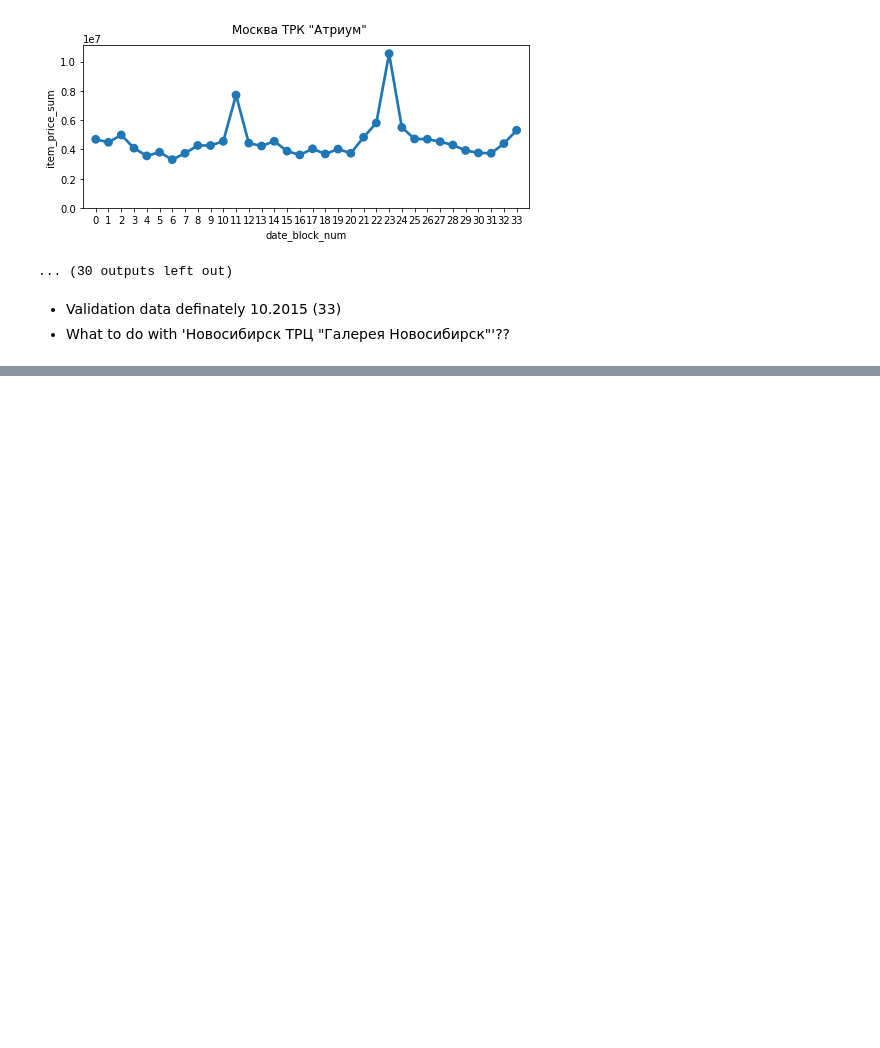
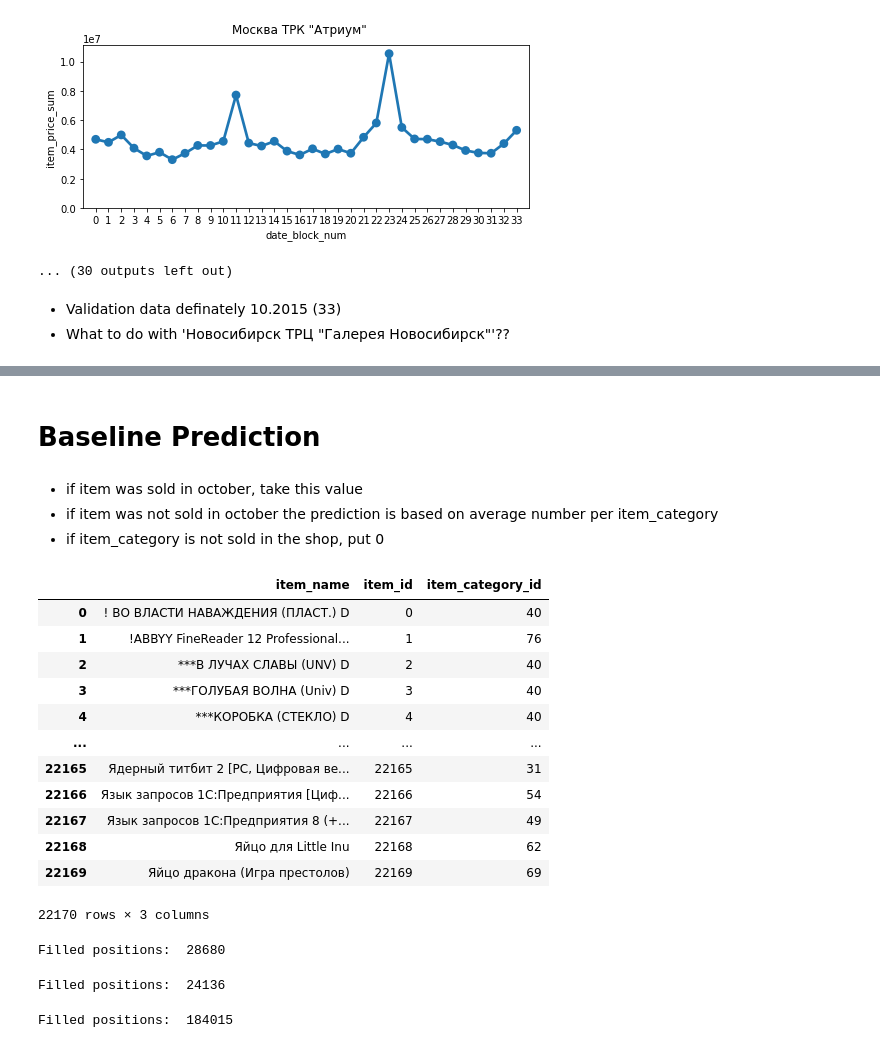
Before and after one commit to tcoppotelli/PredictFutureSales, a Jupyter notebook: Vitaliy_EDA_v2.ipynb, the cells around one changed output, grey strips where cells are left out. Cells and saved outputs as stored; diff of their text form; code cells hidden in the pictures; blank space fills up the shorter version.

Commit message:
Added baseline prediction without ML

```diff
--- a/Vitaliy_EDA_v2.ipynb
+++ b/Vitaliy_EDA_v2.ipynb
@@ -473,0 +514,22 @@ for shop_id in test_set_df['shop_id'].unique():
+# %% [markdown]
+# Baseline Prediction
+# %% [markdown]
+- if item was sold in october, take this value
+- if item was not sold in october the prediction is based on average number per item_category
+- if item_category is not sold in the shop, put 0
+# %%
+items_df
+# %% [output]
+|  | item_name | item_id | item_category_id |
+| 0 | ! ВО ВЛАСТИ НАВАЖДЕНИЯ (ПЛАСТ.) D | 0 | 40 |
+| 1 | !ABBYY FineReader 12 Professional... | 1 | 76 |
+| 2 | ***В ЛУЧАХ СЛАВЫ (UNV) D | 2 | 40 |
+| 3 | ***ГОЛУБАЯ ВОЛНА (Univ) D | 3 | 40 |
+| 4 | ***КОРОБКА (СТЕКЛО) D | 4 | 40 |
+| ... | ... | ... | ... |
+| 22165 | Ядерный титбит 2 [PC, Цифровая ве... | 22165 | 31 |
+| 22166 | Язык запросов 1С:Предприятия [Циф... | 22166 | 54 |
+| 22167 | Язык запросов 1С:Предприятия 8 (+... | 22167 | 49 |
+| 22168 | Яйцо для Little Inu | 22168 | 62 |
+| 22169 | Яйцо дракона (Игра престолов) | 22169 | 69 |
+22170 rows × 3 columns
@@ -473,0 +544,35 @@ for shop_id in test_set_df['shop_id'].unique():
+# %%
+# if item was sold in october, take this value
+
+test_set_df_baseline = test_set_df_baseline.merge(merged_df_october.loc[:,['item_cnt_day_sum','shop_id','item_id']],
+                           on = ['shop_id','item_id'], how = 'left')
+print('Filled positions: ', test_set_df_baseline['item_cnt_day_sum'].count())
+# %% [output]
+Filled positions:  28680
+# %%
+# if the category is not sold in the shop take 0
+
+for key, value in not_available_categories_per_shop.items():
+    temp_df = test_set_df_baseline.loc[test_set_df_baseline['shop_id'] == key]
+    test_set_df_baseline.loc[(test_set_df_baseline['shop_id'] == key) &
+                            (test_set_df_baseline['item_category_id'].isin(value)), 'not_sold_items'] = 0
+
+# Validation
+# test_set_df_baseline.loc[(test_set_df_baseline['not_sold_items']!=0) &
+#                        (test_set_df_baseline['shop_id']==5),'item_category_id'].unique()
+
+print('Filled positions: ', test_set_df_baseline['not_sold_items'].count())
+# %% [output]
+Filled positions:  24136
+# %%
+# calculate mean over 3 months for a shop/item_category combination
+
+stat_over_last_3_months = pd.DataFrame(merged_df_last_3_months.groupby([
+    'shop_id','item_category_id'])['item_cnt_day_sum'].mean()).reset_index()
+
+stat_over_last_3_months['item_cnt_day_sum'] = np.clip(stat_over_last_3_months['item_cnt_day_sum'], 0, 20)
+stat_over_last_3_months = stat_over_last_3_months.rename(columns = {'item_cnt_day_sum':'item_cnt_day_sum_stat'})
+test_set_df_baseline = test_set_df_baseline.merge(stat_over_last_3_months, on = ['shop_id','item_category_id'], how = 'left')
+print('Filled positions: ', test_set_df_baseline['item_cnt_day_sum_stat'].count())
+# %% [output]
+Filled positions:  184015
```
Also changed, not shown: parts of 9 cells of this notebook.
